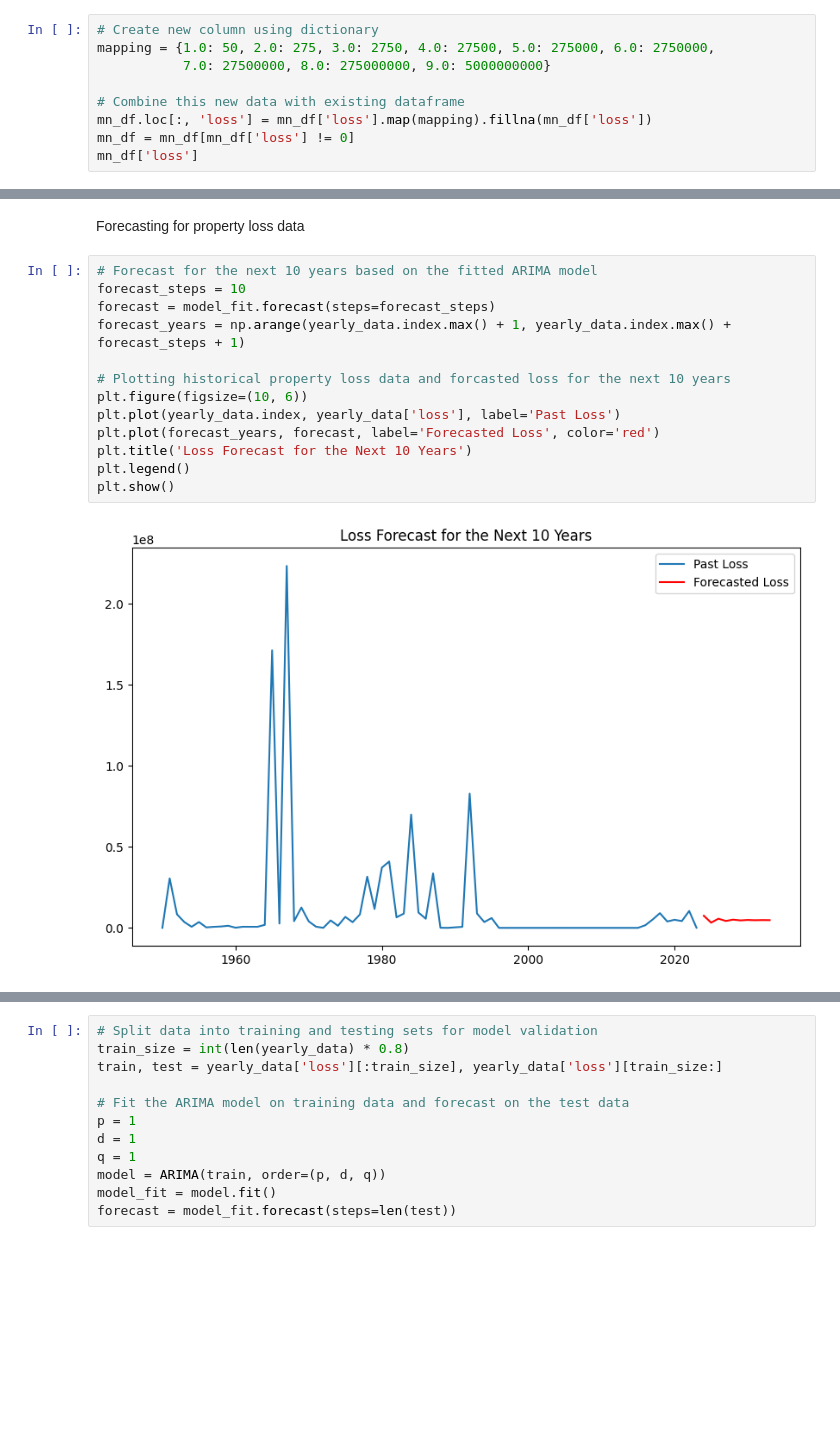
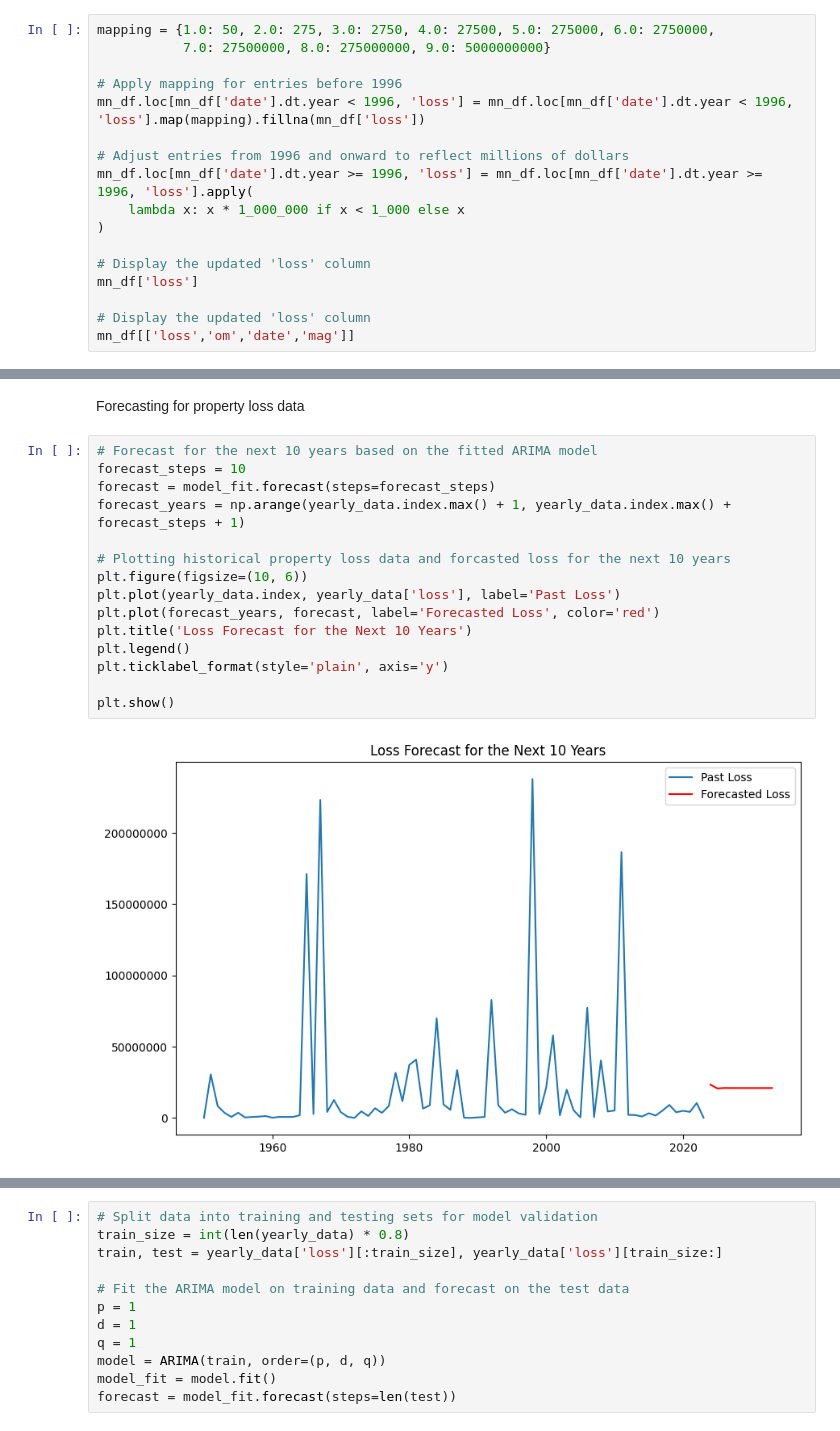
Before and after one commit to RainaVardhan/DS4002-Project-2, a Jupyter notebook: SCRIPTS/DS_PROJECT_2.ipynb, the cells around one changed output, grey strips where cells are left out. Saved outputs shown, nothing was run; the diff lists cells and outputs as text; blank space fills up the shorter version.

Commit message:
Adjusted entries from 1996 and onward to reflect millions of dollars

```diff
--- a/SCRIPTS/DS_PROJECT_2.ipynb
+++ b/SCRIPTS/DS_PROJECT_2.ipynb
@@ -68,10 +64,18 @@ Map property loss data for years prior to 1996
 # %%
-# Create new column using dictionary
 mapping = {1.0: 50, 2.0: 275, 3.0: 2750, 4.0: 27500, 5.0: 275000, 6.0: 2750000,
            7.0: 27500000, 8.0: 275000000, 9.0: 5000000000}
 
-# Combine this new data with existing dataframe
-mn_df.loc[:, 'loss'] = mn_df['loss'].map(mapping).fillna(mn_df['loss'])
-mn_df = mn_df[mn_df['loss'] != 0]
+# Apply mapping for entries before 1996
+mn_df.loc[mn_df['date'].dt.year < 1996, 'loss'] = mn_df.loc[mn_df['date'].dt.year < 1996, 'loss'].map(mapping).fillna(mn_df['loss'])
+
+# Adjust entries from 1996 and onward to reflect millions of dollars
+mn_df.loc[mn_df['date'].dt.year >= 1996, 'loss'] = mn_df.loc[mn_df['date'].dt.year >= 1996, 'loss'].apply(
+    lambda x: x * 1_000_000 if x < 1_000 else x
+)
+
+# Display the updated 'loss' column
 mn_df['loss']
+
+# Display the updated 'loss' column
+mn_df[['loss','om','date','mag']]
 # %% [output]
@@ -342,18 +347,20 @@ Forecasting for property loss data
 # %%
 # Forecast for the next 10 years based on the fitted ARIMA model
 forecast_steps = 10
 forecast = model_fit.forecast(steps=forecast_steps)
 forecast_years = np.arange(yearly_data.index.max() + 1, yearly_data.index.max() + forecast_steps + 1)
 
 # Plotting historical property loss data and forcasted loss for the next 10 years
 plt.figure(figsize=(10, 6))
 plt.plot(yearly_data.index, yearly_data['loss'], label='Past Loss')
 plt.plot(forecast_years, forecast, label='Forecasted Loss', color='red')
 plt.title('Loss Forecast for the Next 10 Years')
 plt.legend()
+plt.ticklabel_format(style='plain', axis='y')
+
 plt.show()
 # %% [output]
-[figure, old version]
+[figure, new version]
 # %%
 # Evaluate the ARIMA model using AIC and BIC metrics
 print(f"AIC: {model_fit.aic}")
```
Also changed, not shown: parts of 21 cells of this notebook.
